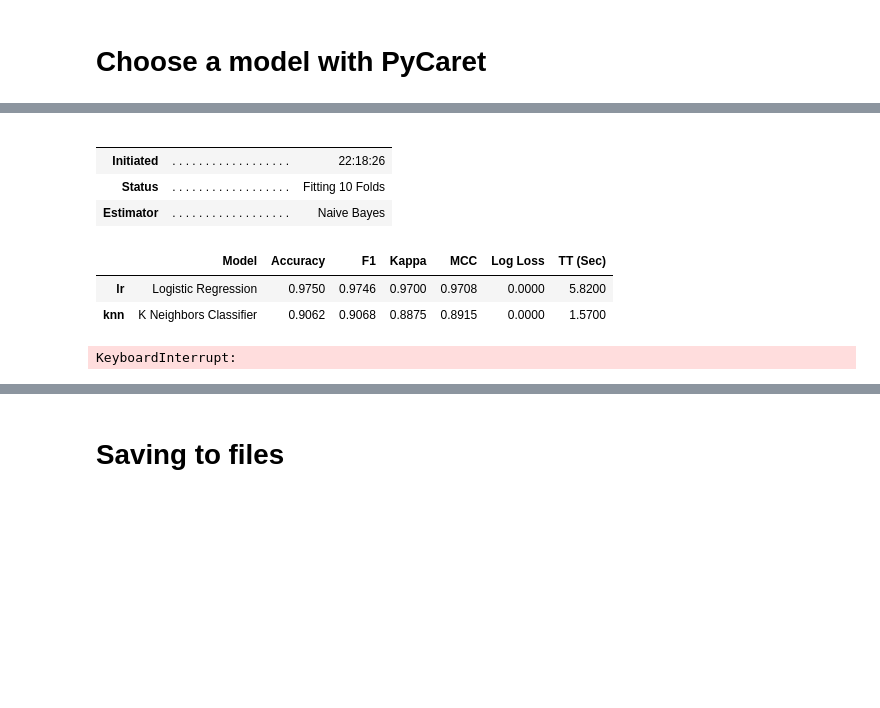
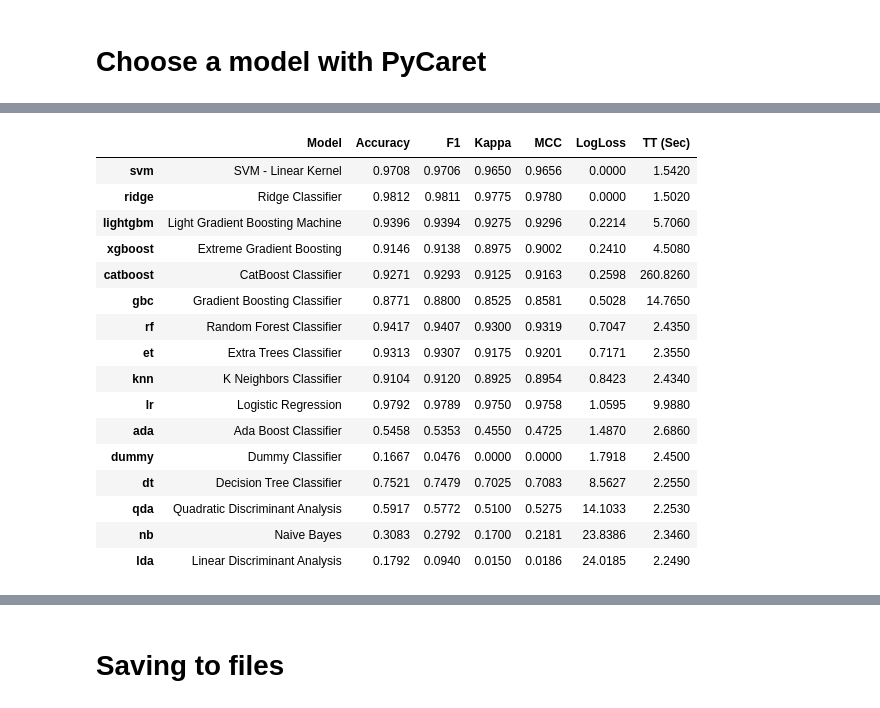
Before and after one commit to SimeonHristov99/ati, a Jupyter notebook: src/06_modelling03_pycaret.ipynb, the cells around one changed output, grey strips where cells are left out. Saved outputs shown, nothing was run; the diff lists cells and outputs as text; code cells hidden in the pictures; blank space fills up the shorter version.

```diff
--- a/src/06_modelling03_pycaret.ipynb
+++ b/src/06_modelling03_pycaret.ipynb
@@ -72,3 +84,3 @@ s = setup(
 # %%
-best = compare_models()
+best = compare_models(sort='LogLoss')
 # %% [output]
@@ -75,9 +88,17 @@ best = compare_models()
-|  |  |  |
-|  |  |  |
-| Initiated | . . . . . . . . . . . . . . . . . . | 22:18:26 |
-| Status | . . . . . . . . . . . . . . . . . . | Fitting 10 Folds |
-| Estimator | . . . . . . . . . . . . . . . . . . | Naive Bayes |
+|  | Model | Accuracy | F1 | Kappa | MCC | LogLoss | TT (Sec) |
+| svm | SVM - Linear Kernel | 0.9708 | 0.9706 | 0.9650 | 0.9656 | 0.0000 | 1.5420 |
+| ridge | Ridge Classifier | 0.9812 | 0.9811 | 0.9775 | 0.9780 | 0.0000 | 1.5020 |
+| lightgbm | Light Gradient Boosting Machine | 0.9396 | 0.9394 | 0.9275 | 0.9296 | 0.2214 | 5.7060 |
+| xgboost | Extreme Gradient Boosting | 0.9146 | 0.9138 | 0.8975 | 0.9002 | 0.2410 | 4.5080 |
+| catboost | CatBoost Classifier | 0.9271 | 0.9293 | 0.9125 | 0.9163 | 0.2598 | 260.8260 |
+| gbc | Gradient Boosting Classifier | 0.8771 | 0.8800 | 0.8525 | 0.8581 | 0.5028 | 14.7650 |
+| rf | Random Forest Classifier | 0.9417 | 0.9407 | 0.9300 | 0.9319 | 0.7047 | 2.4350 |
+| et | Extra Trees Classifier | 0.9313 | 0.9307 | 0.9175 | 0.9201 | 0.7171 | 2.3550 |
+| knn | K Neighbors Classifier | 0.9104 | 0.9120 | 0.8925 | 0.8954 | 0.8423 | 2.4340 |
+| lr | Logistic Regression | 0.9792 | 0.9789 | 0.9750 | 0.9758 | 1.0595 | 9.9880 |
+| ada | Ada Boost Classifier | 0.5458 | 0.5353 | 0.4550 | 0.4725 | 1.4870 | 2.6860 |
+| dummy | Dummy Classifier | 0.1667 | 0.0476 | 0.0000 | 0.0000 | 1.7918 | 2.4500 |
+| dt | Decision Tree Classifier | 0.7521 | 0.7479 | 0.7025 | 0.7083 | 8.5627 | 2.2550 |
+| qda | Quadratic Discriminant Analysis | 0.5917 | 0.5772 | 0.5100 | 0.5275 | 14.1033 | 2.2530 |
+| nb | Naive Bayes | 0.3083 | 0.2792 | 0.1700 | 0.2181 | 23.8386 | 2.3460 |
+| lda | Linear Discriminant Analysis | 0.1792 | 0.0940 | 0.0150 | 0.0186 | 24.0185 | 2.2490 |
-|  | Model | Accuracy | F1 | Kappa | MCC | Log Loss | TT (Sec) |
-| lr | Logistic Regression | 0.9750 | 0.9746 | 0.9700 | 0.9708 | 0.0000 | 5.8200 |
-| knn | K Neighbors Classifier | 0.9062 | 0.9068 | 0.8875 | 0.8915 | 0.0000 | 1.5700 |
-KeyboardInterrupt:
```
Also changed, not shown: parts of 11 cells of this notebook, 4 other files.
